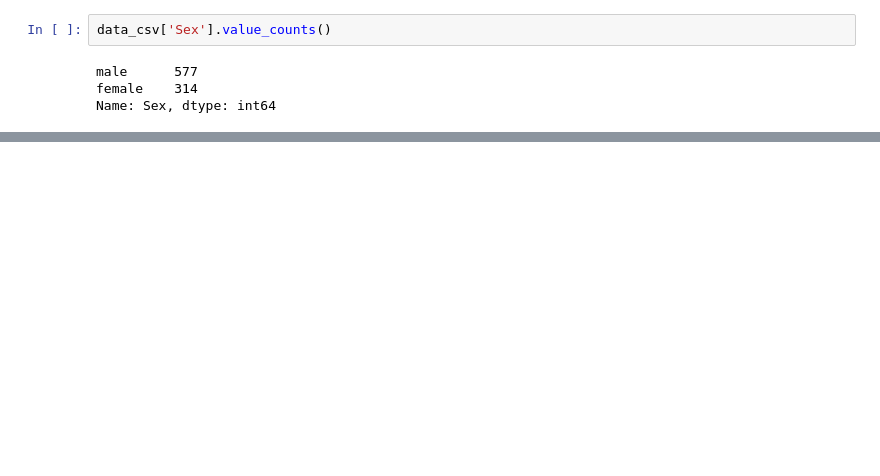
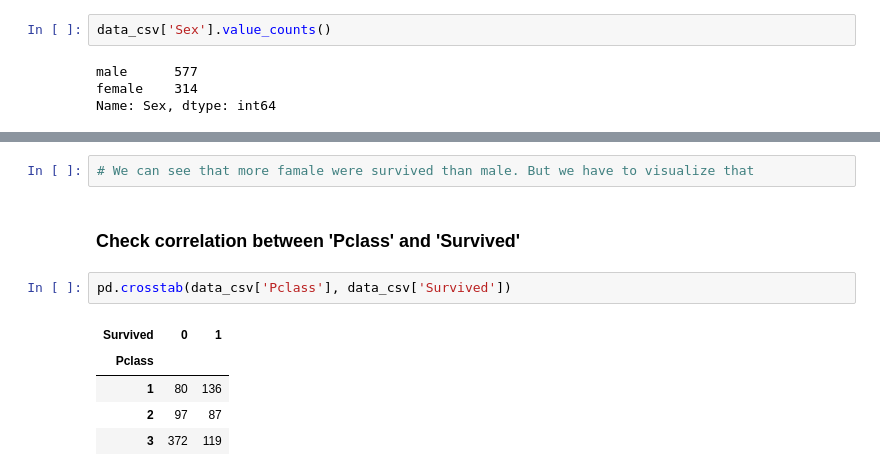
Before and after one commit to alexiandra97/Titanic-project-from-Kaggle, a Jupyter notebook: Titanic-Machine-Learning-from-Disaster.ipynb, the cells around one changed output, grey strips where cells are left out. Saved outputs shown, nothing was run; the diff lists cells and outputs as text; blank space fills up the shorter version.

```diff
--- a/Titanic-Machine-Learning-from-Disaster.ipynb
+++ b/Titanic-Machine-Learning-from-Disaster.ipynb
@@ -82,0 +173,12 @@ Name: Sex, dtype: int64
+# %%
+# We can see that more famale were survived than male. But we have to visualize that
+# %% [markdown]
+### Check correlation between 'Pclass' and 'Survived'
+# %%
+pd.crosstab(data_csv['Pclass'], data_csv['Survived'])
+# %% [output]
+| Survived | 0 | 1 |
+| Pclass |  |  |
+| 1 | 80 | 136 |
+| 2 | 97 | 87 |
+| 3 | 372 | 119 |
```
Also changed, not shown: parts of 24 cells of this notebook.
